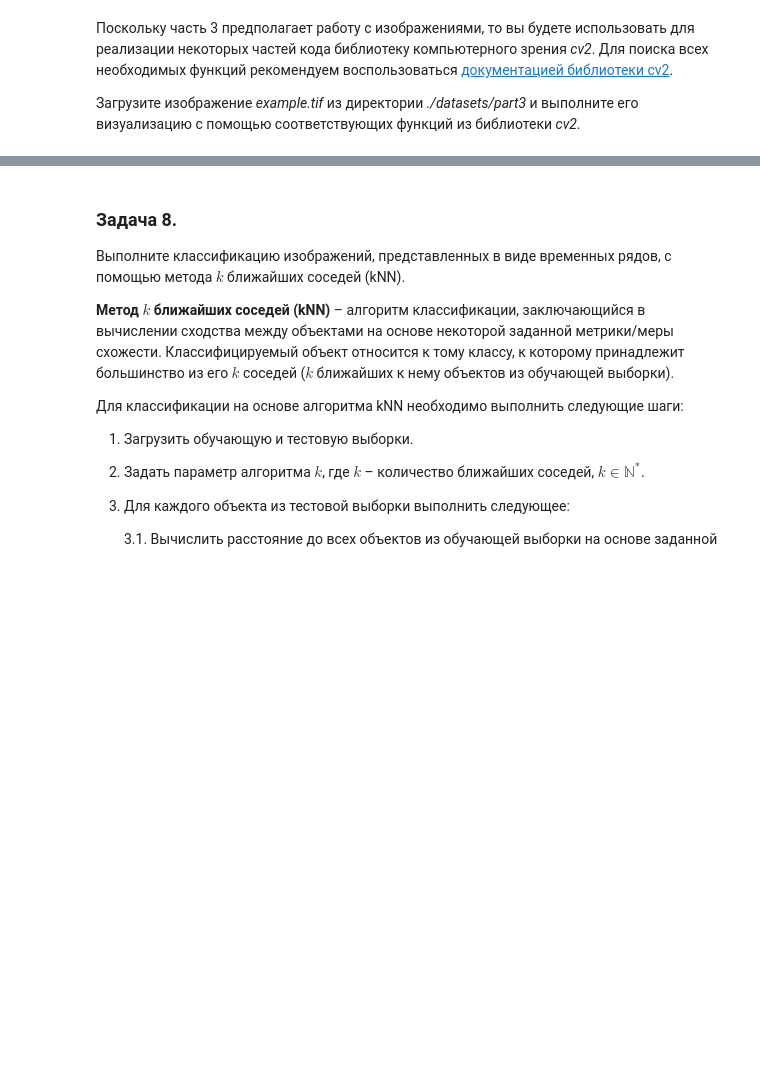
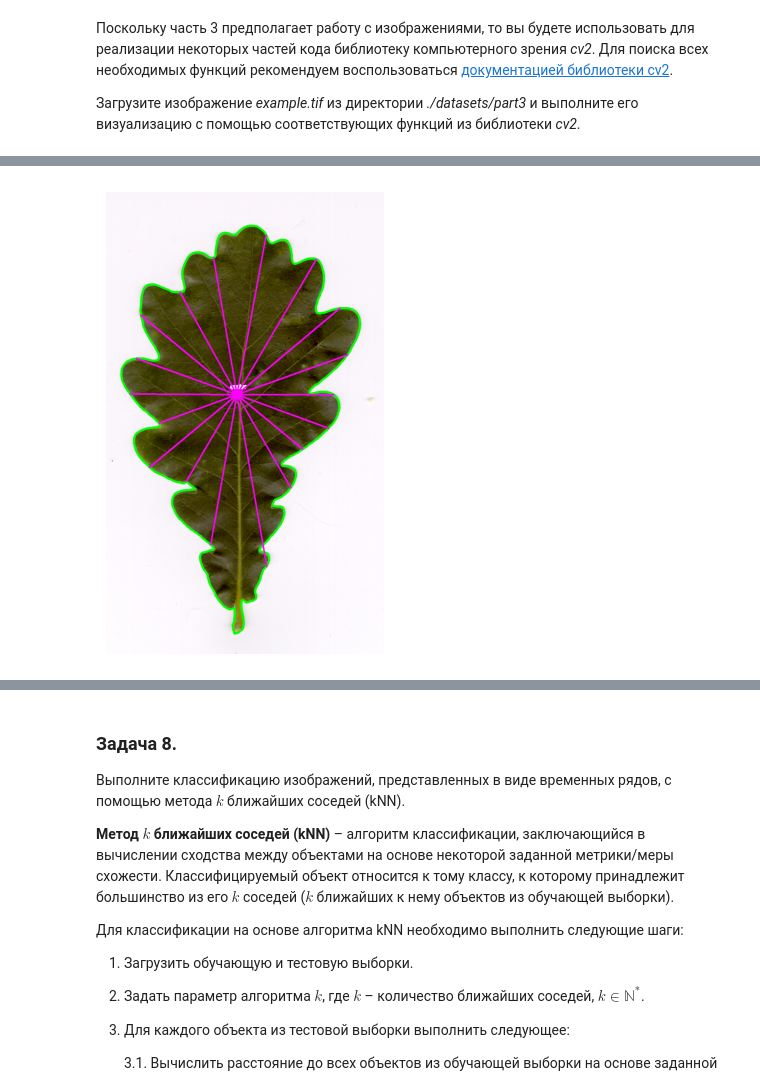
Before and after one commit to vsssjke77/2026-Snedkov-TimeSeriesCourse, a Jupyter notebook: practice/01 Basics/01 Basics.ipynb, the cells around one changed output, grey strips where cells are left out. Drawn from its saved outputs; the diff is of its cells as text; code cells hidden in the pictures; blank space fills up the shorter version.

```diff
--- a/practice/01 Basics/01 Basics.ipynb
+++ b/practice/01 Basics/01 Basics.ipynb
@@ -525,6 +541,8 @@ T = \{t_i\}_{i=1}^K,\;где \; t_i = dist(O, P_i), \; P_i \in P.
 # %%
 angle_step = 20
 visualize = True
 
-ts = image2ts(img, angle_step, visualize)
+ts = Image2TimeSeries(angle_step).convert(img, visualize)
 plot_ts(np.array([ts]), "Time series representation of image")
+# %% [output]
+[figure, added]
```
Also changed, not shown: parts of 16 cells of this notebook, 4 other files.
